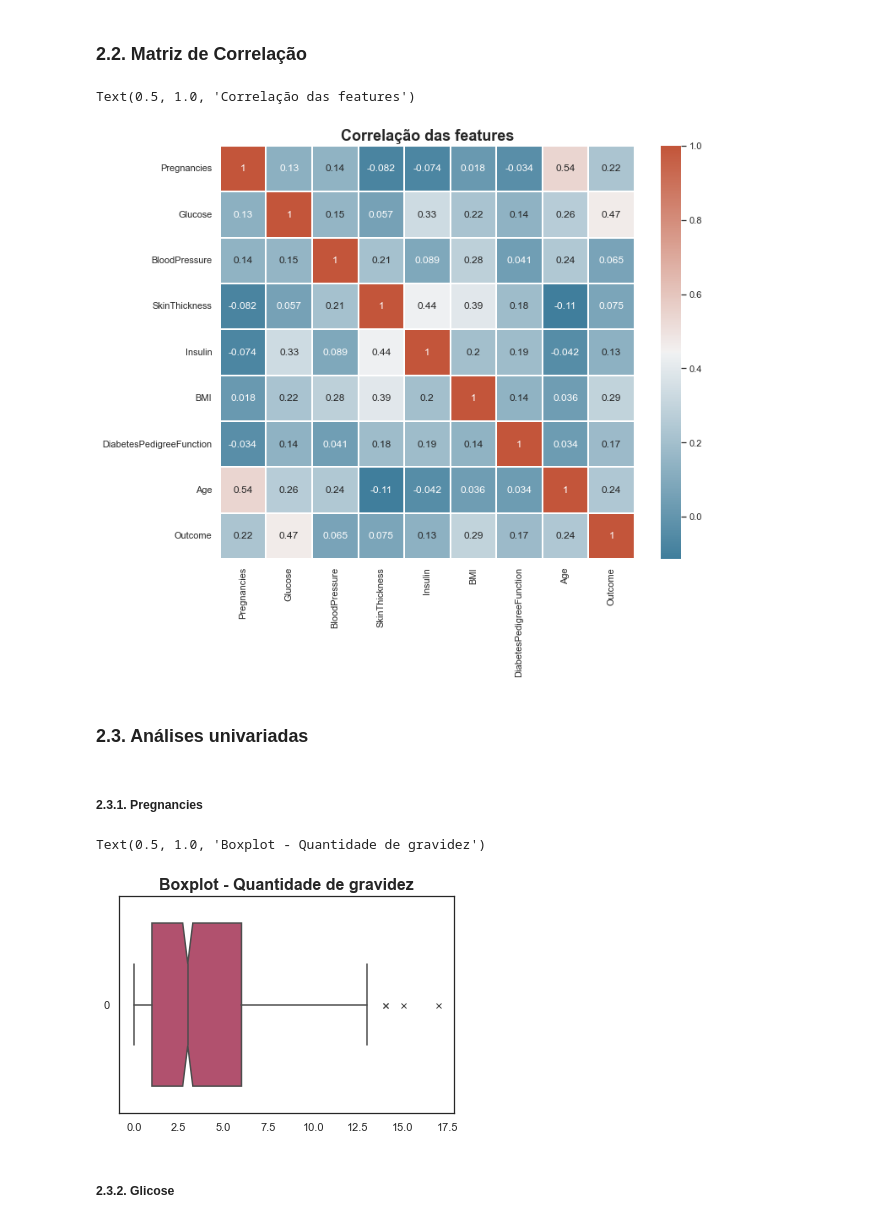
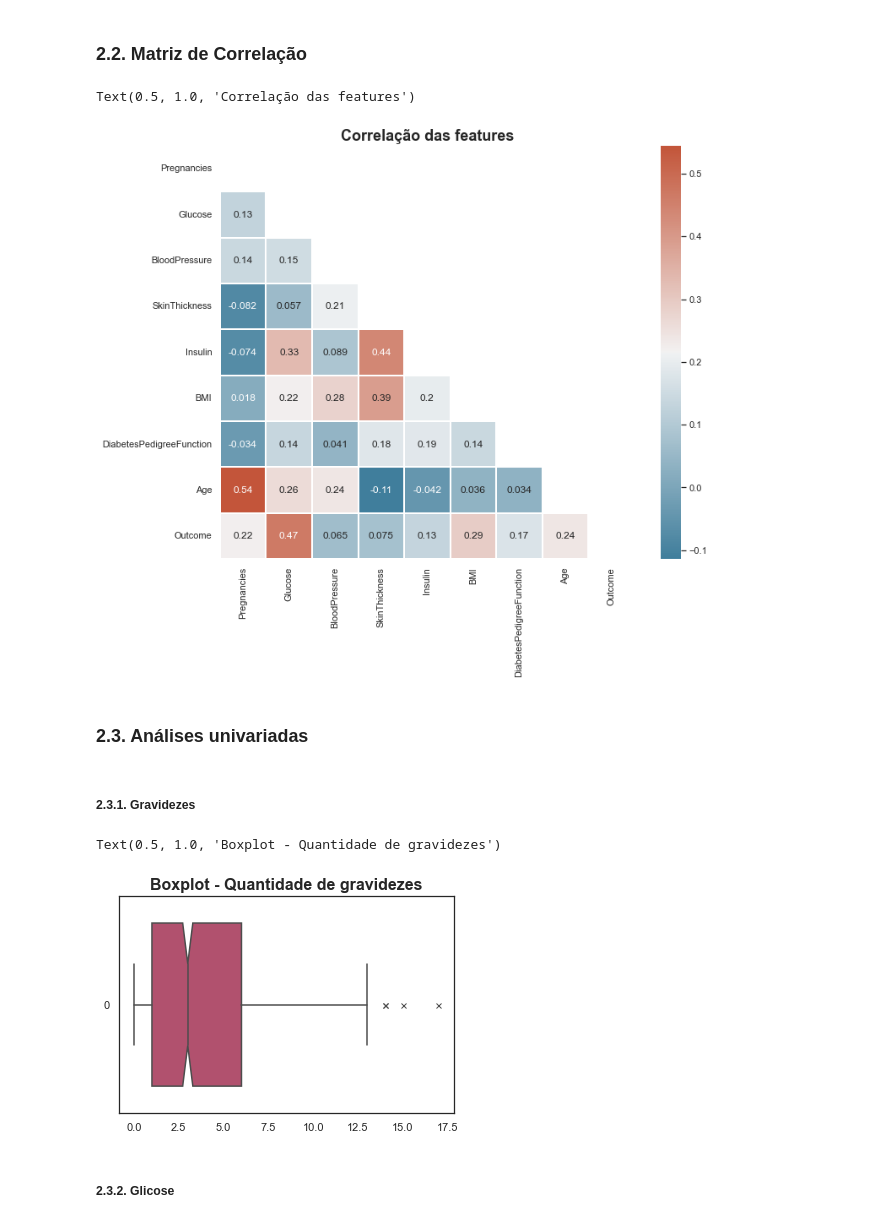
Before and after one commit to DieggoHenrique/Analise_Preditiva_Avancada_Previsao_Diabete, a Jupyter notebook: previsao_diabetes_willy.ipynb, the cells around one changed output. Cells and saved outputs as stored; diff of their text form; code cells hidden in the pictures.

```diff
--- a/previsao_diabetes_willy.ipynb
+++ b/previsao_diabetes_willy.ipynb
@@ -85,31 +90,35 @@ round(dataset.describe().T, 2)
 # %%
 #Setar o tema do gráfico no Seaborn
 sns.set_theme(style='white')
 
 #Definir a matriz de correlação
 corr = dataset.corr()
+
+#Gera uma máscara para o triângulo superior
+mask = np.triu(np.ones_like(corr, dtype=bool))
 
 #Definindo um mapa de cores divergentes
 cmap = sns.diverging_palette(230, 20, as_cmap=True)
 
 #Definindo o tamanho da figura
 f, ax = plt.subplots(figsize=(11, 9))
 
 #### Heatmap de Correlação ####
 sns.heatmap(
     data = corr, #dados
+    mask = mask, #não mostrar dados nas células onde há a máscara
     cmap = cmap,
     linewidth = .10, #linhas entre os quadrados
     annot=True #incluir o valor nas figuras
 )
 plt.title('Correlação das features', size=18, fontweight='bold') #Título do gráfico
 # %% [output]
 Text(0.5, 1.0, 'Correlação das features')
-[figure, old version]
+[figure, new version]
 # %% [markdown]
 <h3> 2.3. Análises univariadas</h3>
 # %% [markdown]
-<h5>2.3.1. Pregnancies</h5>
+<h5>2.3.1. Gravidezes</h5>
 # %%
 #Pregnancies
 sns.boxplot(
@@ -122,10 +131,10 @@ sns.boxplot(
     showcaps=True, #linhas de início
     fliersize=5. #tamanho da marcação dos outliers
 )
-plt.title('Boxplot - Quantidade de gravidez', size=16, fontweight='bold') #Título do gráfico
+plt.title('Boxplot - Quantidade de gravidezes', size=16, fontweight='bold') #Título do gráfico
 # %% [output]
-Text(0.5, 1.0, 'Boxplot - Quantidade de gravidez')
+Text(0.5, 1.0, 'Boxplot - Quantidade de gravidezes')
-[figure, old version]
+[figure, new version]
 # %% [markdown]
 <h5>2.3.2. Glicose</h5>
 # %%
```
Also changed, not shown: parts of 12 cells of this notebook.
